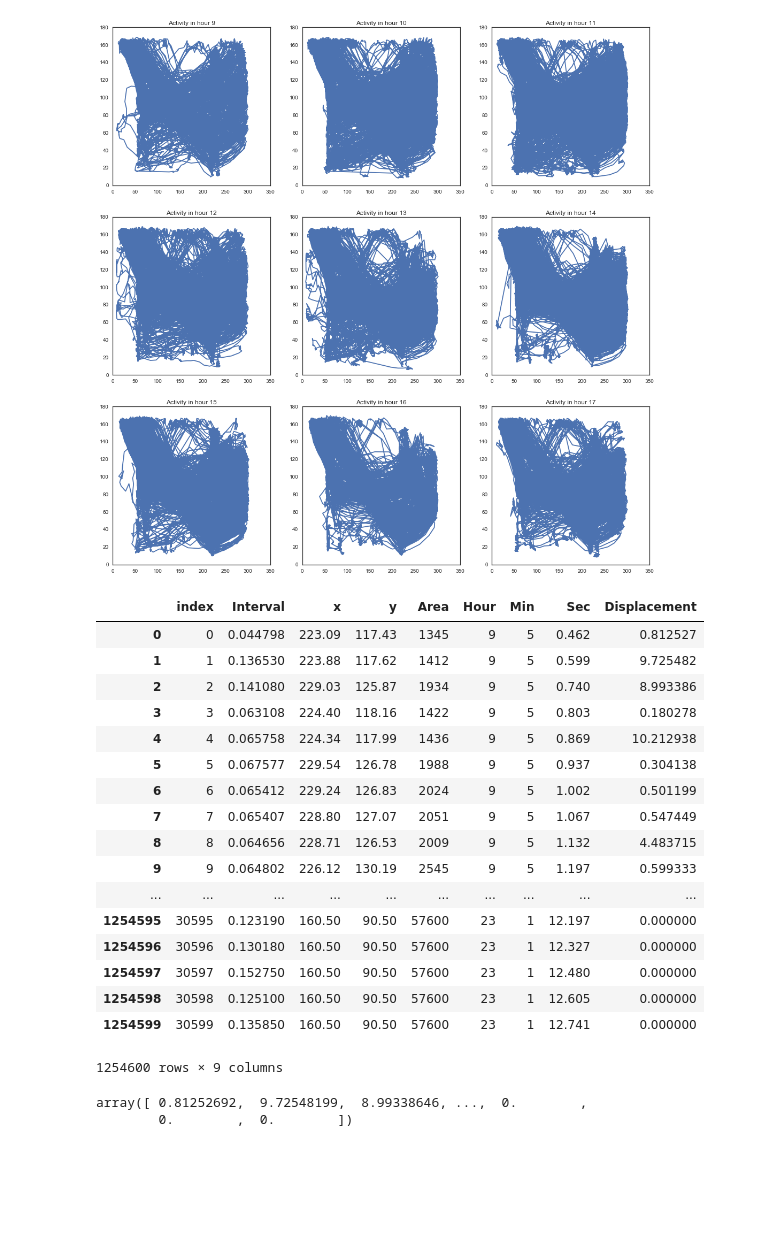
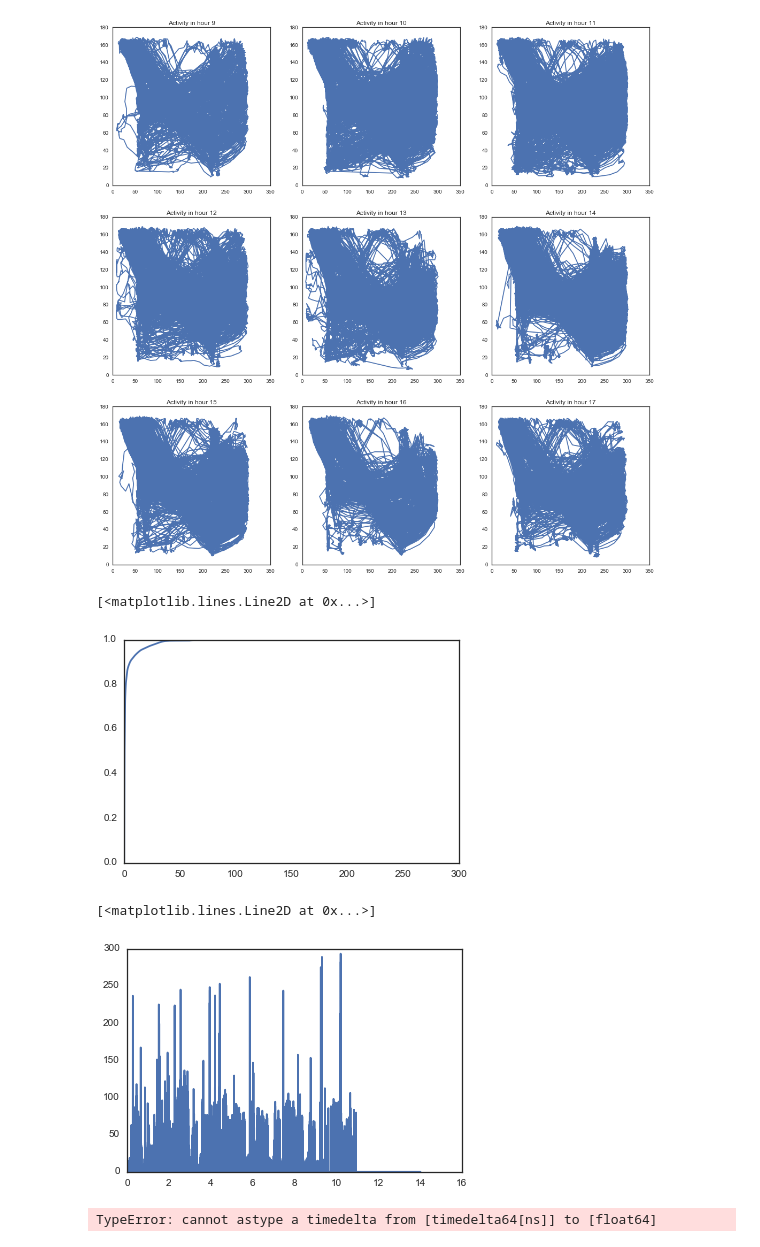
Before and after one commit to lmn93beo/Finch_Movement, a Jupyter notebook: Finch_Movement.ipynb, the cells around one changed output. Saved outputs shown, nothing was run; the diff lists cells and outputs as text; code cells hidden in the pictures; blank space fills up the shorter version.

```diff
--- a/Finch_Movement.ipynb
+++ b/Finch_Movement.ipynb
@@ -10,7 +10,7 @@ import os
 sns.set_style("white")
 # %%
 directory = '2CW100/0925/C2CW100_25-Sep-2016 09_22_05.csv'
-col_names = ['Interval', 'x', 'y', 'Area', 'Hour', 'Min', 'Sec']
+col_names = ['Interval', 'x', 'y', 'Area', 'Hour', 'Minute', 'Second']
 df = pd.read_csv(directory, header=None, names=col_names)
 # %%
 def get_day_frame(directory):
@@ -25,6 +25,9 @@ def get_day_frame(directory):
 
     # Concatenate readings from all files
     day_frame = pd.concat(frames)
+    day_frame['Day'] = 25
+    day_frame['Month'] = 9
+    day_frame['Year'] = 2016
     return day_frame
 # %%
 day_frame_0925 = get_day_frame('2CW100/0925/')
@@ -67,29 +66,12 @@ displacement = np.sqrt(dx * dx + dy * dy)
 
 # Diff returns n-1 values, so concatenate a 0 behind and make a new column
 day_frame_0925['Displacement'] = np.concatenate((displacement, [0]))
-# %%
-day_frame_0925
-# %% [output]
-|  | index | Interval | x | y | Area | Hour | Min | Sec | Displacement |
-| 0 | 0 | 0.044798 | 223.09 | 117.43 | 1345 | 9 | 5 | 0.462 | 0.812527 |
-| 1 | 1 | 0.136530 | 223.88 | 117.62 | 1412 | 9 | 5 | 0.599 | 9.725482 |
-| 2 | 2 | 0.141080 | 229.03 | 125.87 | 1934 | 9 | 5 | 0.740 | 8.993386 |
-| 3 | 3 | 0.063108 | 224.40 | 118.16 | 1422 | 9 | 5 | 0.803 | 0.180278 |
-| 4 | 4 | 0.065758 | 224.34 | 117.99 | 1436 | 9 | 5 | 0.869 | 10.212938 |
-| 5 | 5 | 0.067577 | 229.54 | 126.78 | 1988 | 9 | 5 | 0.937 | 0.304138 |
-| 6 | 6 | 0.065412 | 229.24 | 126.83 | 2024 | 9 | 5 | 1.002 | 0.501199 |
-| 7 | 7 | 0.065407 | 228.80 | 127.07 | 2051 | 9 | 5 | 1.067 | 0.547449 |
-| 8 | 8 | 0.064656 | 228.71 | 126.53 | 2009 | 9 | 5 | 1.132 | 4.483715 |
-| 9 | 9 | 0.064802 | 226.12 | 130.19 | 2545 | 9 | 5 | 1.197 | 0.599333 |
-| ... | ... | ... | ... | ... | ... | ... | ... | ... | ... |
-| 1254595 | 30595 | 0.123190 | 160.50 | 90.50 | 57600 | 23 | 1 | 12.197 | 0.000000 |
-| 1254596 | 30596 | 0.130180 | 160.50 | 90.50 | 57600 | 23 | 1 | 12.327 | 0.000000 |
-| 1254597 | 30597 | 0.152750 | 160.50 | 90.50 | 57600 | 23 | 1 | 12.480 | 0.000000 |
-| 1254598 | 30598 | 0.125100 | 160.50 | 90.50 | 57600 | 23 | 1 | 12.605 | 0.000000 |
-| 1254599 | 30599 | 0.135850 | 160.50 | 90.50 | 57600 | 23 | 1 | 12.741 | 0.000000 |
-1254600 rows × 9 columns
-# %%
-np.concatenate((displacement, [0]))
-# %% [output]
-array([ 0.81252692,  9.72548199,  8.99338646, ...,  0.        ,
-        0.        ,  0.        ])
+# %%
+def ecdf(data):
+    return np.sort(data), np.arange(len(data)) / float(len(data))
+
+x, y = ecdf(displacement)
+plt.plot(x, y)
+# %% [output]
+[<matplotlib.lines.Line2D at 0x...>]
+[figure, added]
@@ -95,0 +83,5 @@ array([ 0.81252692,  9.72548199,  8.99338646, ...,  0.        ,
+# %%
+plt.plot(zeitTime, day_frame_0925['Displacement'])
+# %% [output]
+[<matplotlib.lines.Line2D at 0x...>]
+[figure, added]
@@ -95,0 +91,4 @@ array([ 0.81252692,  9.72548199,  8.99338646, ...,  0.        ,
+# %%
+a.astype('float')
+# %% [output]
+TypeError: cannot astype a timedelta from [timedelta64[ns]] to [float64]
```
Also changed, not shown: parts of 6 cells of this notebook.
